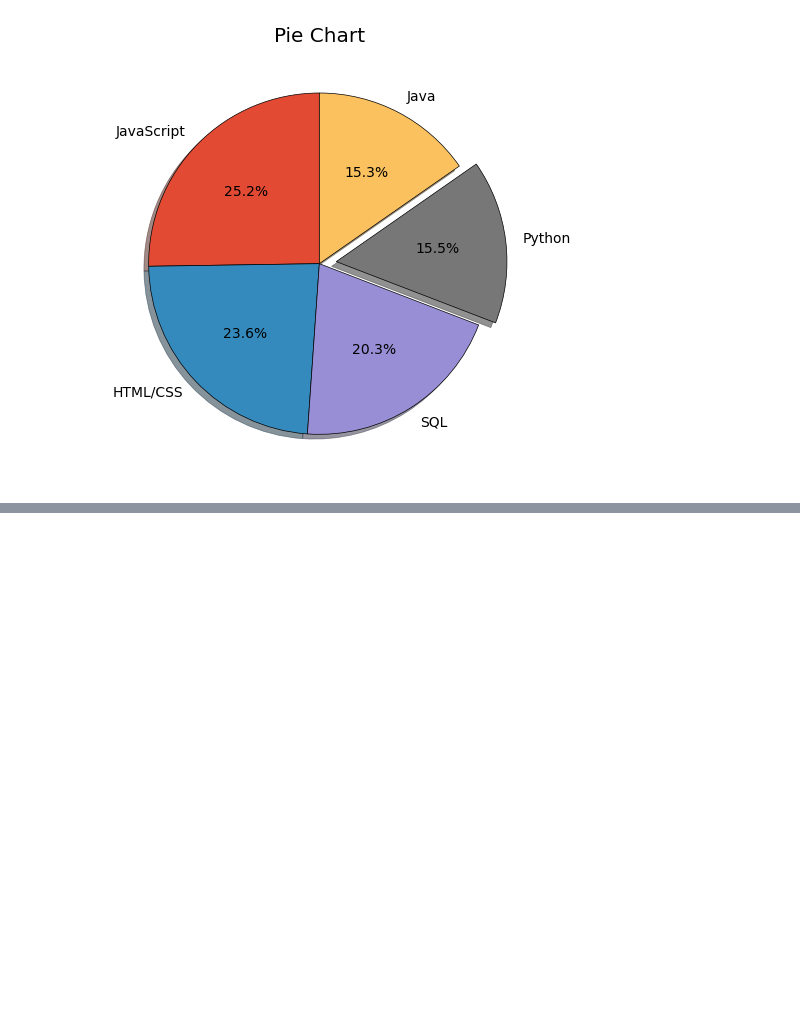
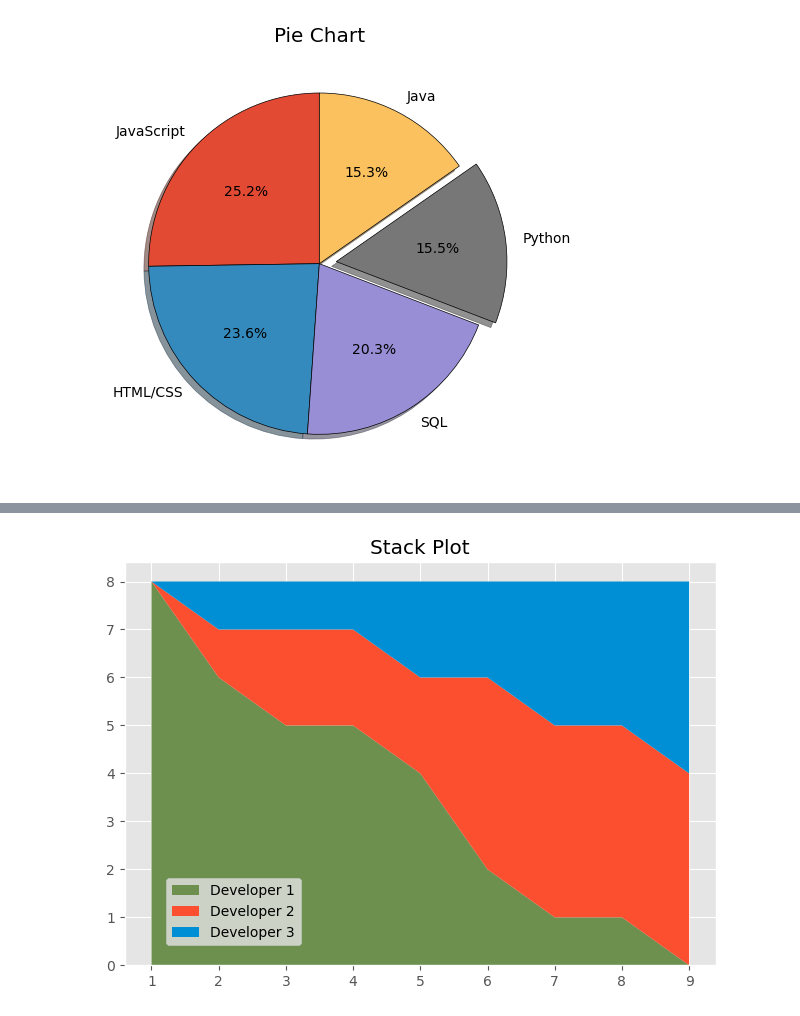
Before and after one commit to Seif-Eldin-Omar/MatplotlibCourse, a Jupyter notebook: CoreyScaferCourse/mpl_demo.ipynb, the cells around one changed output, grey strips where cells are left out. Drawn from its saved outputs; the diff is of its cells as text; code cells hidden in the pictures; blank space fills up the shorter version.

```diff
--- a/CoreyScaferCourse/mpl_demo.ipynb
+++ b/CoreyScaferCourse/mpl_demo.ipynb
@@ -298,0 +317,18 @@ plt.show()
+# %%
+dev1 = [8, 6, 5, 5, 4, 2, 1, 1, 0]
+dev2 = [0, 1, 2, 2, 2, 4, 4, 4, 4]
+dev3 = [0, 1, 1, 1, 2, 2, 3, 3, 4]
+
+days = [1, 2, 3, 4, 5, 6, 7, 8, 9]
+
+labels = ['Developer 1', 'Developer 2', 'Developer 3']
+colors = ['#6d904f', '#fc4f30', '#008fd5']
+
+plt.stackplot(days, dev1, dev2, dev3, labels = labels, colors = colors)
+
+plt.legend(loc = (0.07, 0.05))
+plt.title('Stack Plot')
+plt.tight_layout()
+plt.show()
+# %% [output]
+[figure, added]
```
Also changed, not shown: parts of 1 cell of this notebook.
